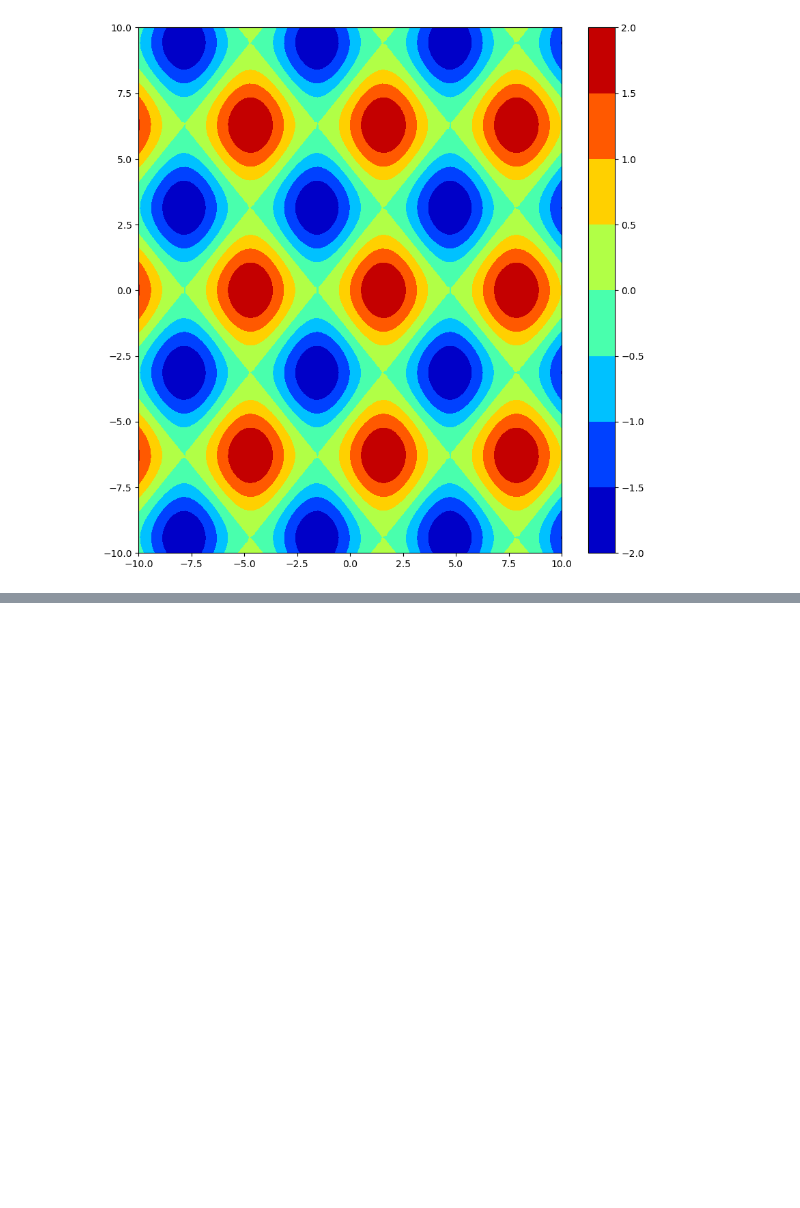
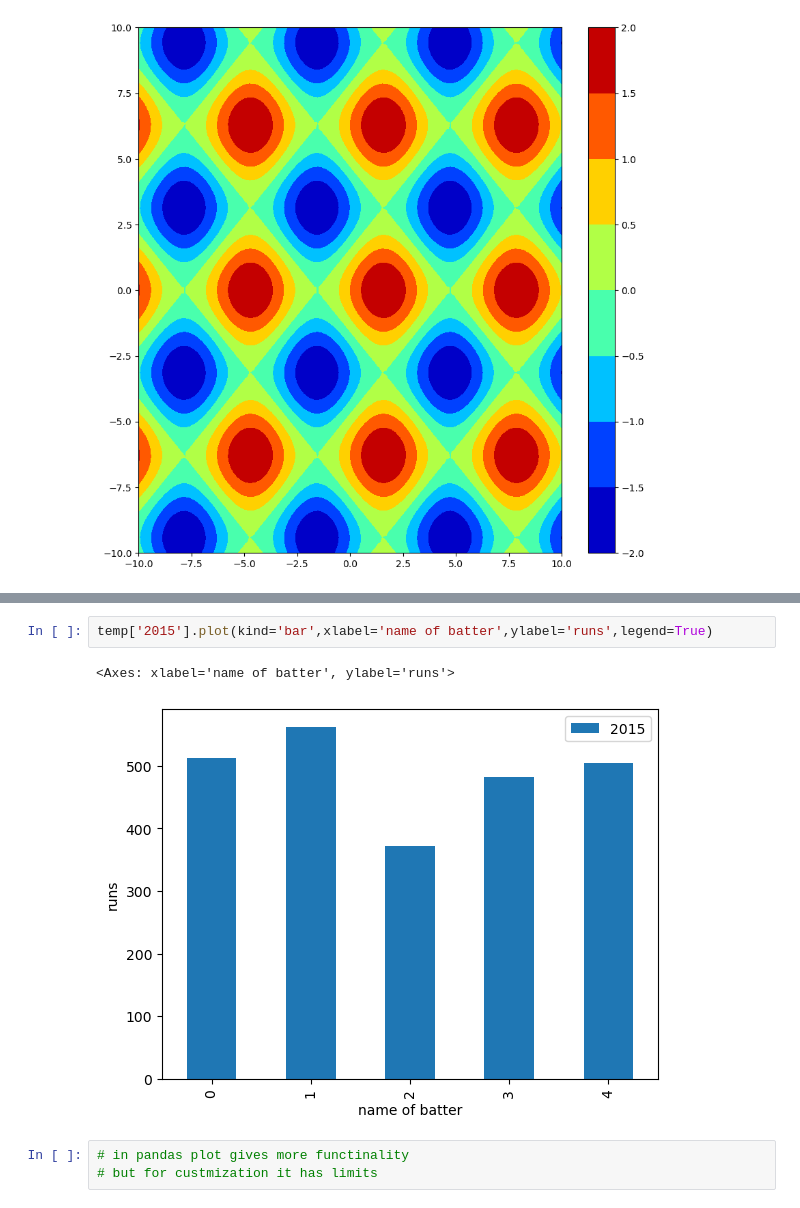
Before and after one commit to sourabh1909/ML-Codes, a Jupyter notebook: Matplot/Matplotlib/02_matplot.ipynb, the cells around one changed output, grey strips where cells are left out. Drawn from its saved outputs; the diff is of its cells as text; blank space fills up the shorter version.

```diff
--- a/Matplot/Matplotlib/02_matplot.ipynb
+++ b/Matplot/Matplotlib/02_matplot.ipynb
@@ -355,0 +427,8 @@ fig.colorbar(p)
+# %%
+temp['2015'].plot(kind='bar',xlabel='name of batter',ylabel='runs',legend=True)
+# %% [output]
+<Axes: xlabel='name of batter', ylabel='runs'>
+[figure, added]
+# %%
+# in pandas plot gives more functinality
+# but for custmization it has limits
```
Also changed, not shown: parts of 16 cells of this notebook, 1 other file.
